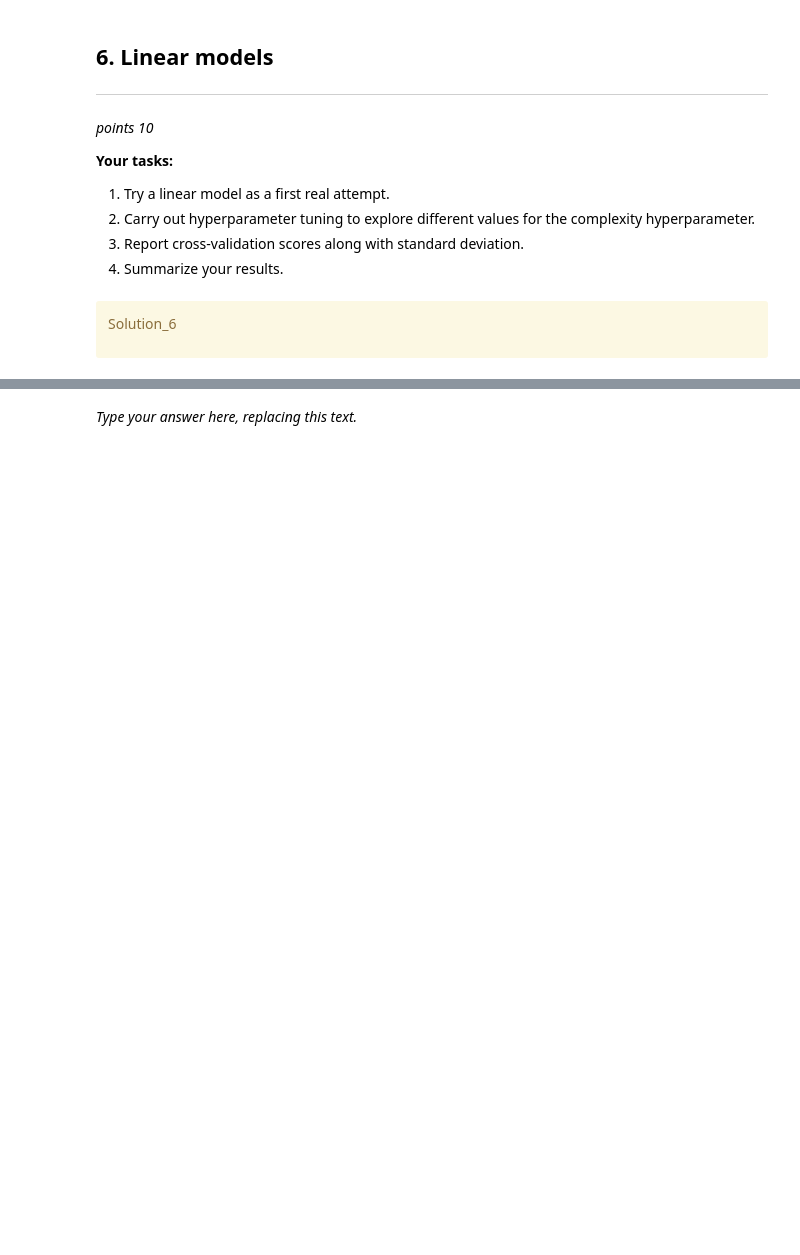
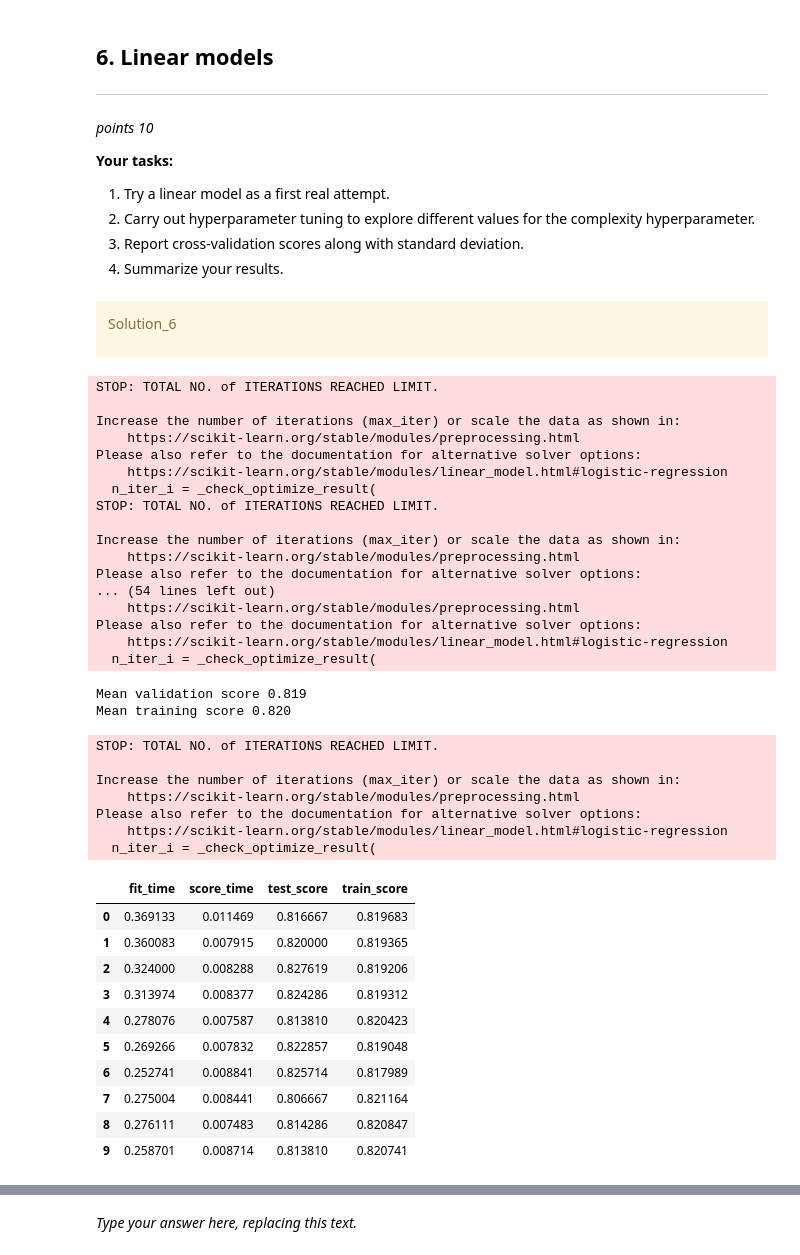
Before and after one commit to ShenranTomWang/CPSC330HW, a Jupyter notebook: hw5.ipynb, the cells around one changed output, grey strips where cells are left out. Drawn from its saved outputs; the diff is of its cells as text; code cells hidden in the pictures; blank space fills up the shorter version.

```diff
--- a/hw5.ipynb
+++ b/hw5.ipynb
@@ -298,3 +412,49 @@ _points 10_
 Solution_6
 
 </div>
+# %%
+# Pipeline
+pipe_lr = make_pipeline(preprocessor_X, LogisticRegression(random_state=76))
+pipe_lr.fit(X_train, y_train)
+logisticScores = cross_validate(pipe_lr, X_train, y_train, cv=10, return_train_score=True)
+print("Mean validation score %0.3f" % (np.mean(logisticScores["test_score"])))
+print("Mean training score %0.3f" % (np.mean(logisticScores["train_score"])))
+pd.DataFrame(logisticScores)
+# %% [output]
+STOP: TOTAL NO. of ITERATIONS REACHED LIMIT.
+
+Increase the number of iterations (max_iter) or scale the data as shown in:
+    https://scikit-learn.org/stable/modules/preprocessing.html
+Please also refer to the documentation for alternative solver options:
+    https://scikit-learn.org/stable/modules/linear_model.html#logistic-regression
+  n_iter_i = _check_optimize_result(
+STOP: TOTAL NO. of ITERATIONS REACHED LIMIT.
+
+Increase the number of iterations (max_iter) or scale the data as shown in:
+    https://scikit-learn.org/stable/modules/preprocessing.html
+Please also refer to the documentation for alternative solver options:
+... (54 lines left out)
+    https://scikit-learn.org/stable/modules/preprocessing.html
+Please also refer to the documentation for alternative solver options:
+    https://scikit-learn.org/stable/modules/linear_model.html#logistic-regression
+  n_iter_i = _check_optimize_result(
+Mean validation score 0.819
+Mean training score 0.820
+STOP: TOTAL NO. of ITERATIONS REACHED LIMIT.
+
+Increase the number of iterations (max_iter) or scale the data as shown in:
+    https://scikit-learn.org/stable/modules/preprocessing.html
+Please also refer to the documentation for alternative solver options:
+    https://scikit-learn.org/stable/modules/linear_model.html#logistic-regression
+  n_iter_i = _check_optimize_result(
+|  | fit_time | score_time | test_score | train_score |
+| 0 | 0.369133 | 0.011469 | 0.816667 | 0.819683 |
+| 1 | 0.360083 | 0.007915 | 0.820000 | 0.819365 |
+| 2 | 0.324000 | 0.008288 | 0.827619 | 0.819206 |
+| 3 | 0.313974 | 0.008377 | 0.824286 | 0.819312 |
+| 4 | 0.278076 | 0.007587 | 0.813810 | 0.820423 |
+| 5 | 0.269266 | 0.007832 | 0.822857 | 0.819048 |
+| 6 | 0.252741 | 0.008841 | 0.825714 | 0.817989 |
+| 7 | 0.275004 | 0.008441 | 0.806667 | 0.821164 |
+| 8 | 0.276111 | 0.007483 | 0.814286 | 0.820847 |
+| 9 | 0.258701 | 0.008714 | 0.813810 | 0.820741 |
```
Also changed, not shown: parts of 38 cells of this notebook.
